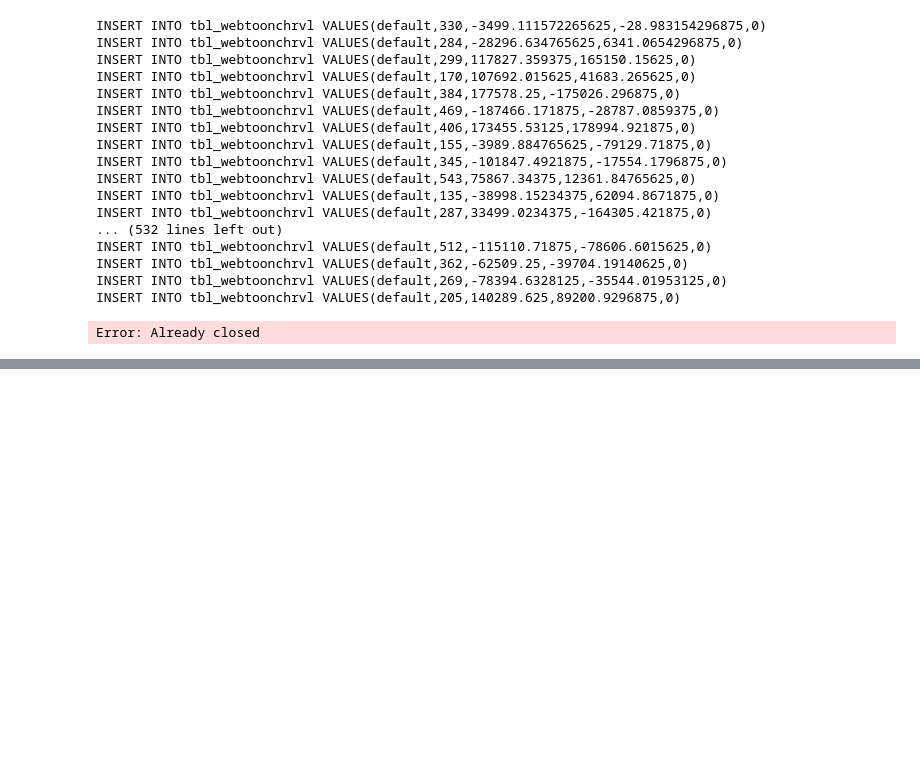
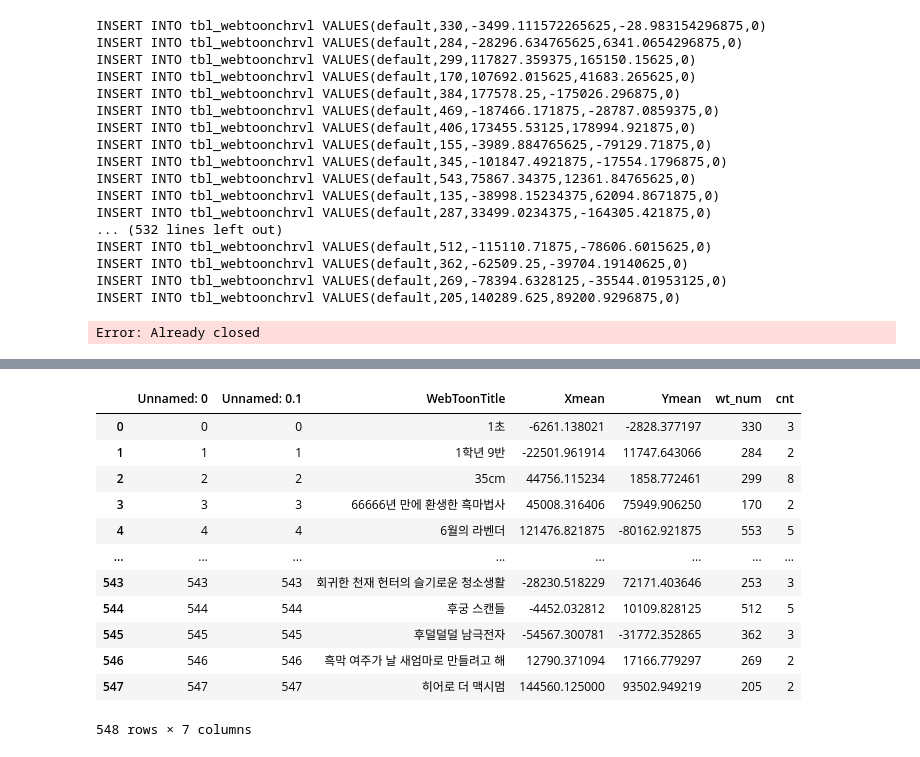
Before and after one commit to 2022-SMHRD-SW-DataDesign-1/four-leaf-clover, a Jupyter notebook: deep-learning/input_csv_to_db.ipynb, the cells around one changed output, grey strips where cells are left out. Saved outputs shown, nothing was run; the diff lists cells and outputs as text; code cells hidden in the pictures; blank space fills up the shorter version.

```diff
--- a/deep-learning/input_csv_to_db.ipynb
+++ b/deep-learning/input_csv_to_db.ipynb
@@ -473,0 +641,16 @@ Error: Already closed
+# %%
+vec_mean_df
+# %% [output]
+|  | Unnamed: 0 | Unnamed: 0.1 | WebToonTitle | Xmean | Ymean | wt_num | cnt |
+| 0 | 0 | 0 | 1초 | -6261.138021 | -2828.377197 | 330 | 3 |
+| 1 | 1 | 1 | 1학년 9반 | -22501.961914 | 11747.643066 | 284 | 2 |
+| 2 | 2 | 2 | 35cm | 44756.115234 | 1858.772461 | 299 | 8 |
+| 3 | 3 | 3 | 66666년 만에 환생한 흑마법사 | 45008.316406 | 75949.906250 | 170 | 2 |
+| 4 | 4 | 4 | 6월의 라벤더 | 121476.821875 | -80162.921875 | 553 | 5 |
+| ... | ... | ... | ... | ... | ... | ... | ... |
+| 543 | 543 | 543 | 회귀한 천재 헌터의 슬기로운 청소생활 | -28230.518229 | 72171.403646 | 253 | 3 |
+| 544 | 544 | 544 | 후궁 스캔들 | -4452.032812 | 10109.828125 | 512 | 5 |
+| 545 | 545 | 545 | 후덜덜덜 남극전자 | -54567.300781 | -31772.352865 | 362 | 3 |
+| 546 | 546 | 546 | 흑막 여주가 날 새엄마로 만들려고 해 | 12790.371094 | 17166.779297 | 269 | 2 |
+| 547 | 547 | 547 | 히어로 더 맥시멈 | 144560.125000 | 93502.949219 | 205 | 2 |
+548 rows × 7 columns
```
Also changed, not shown: parts of 29 cells of this notebook, 1 other file.
